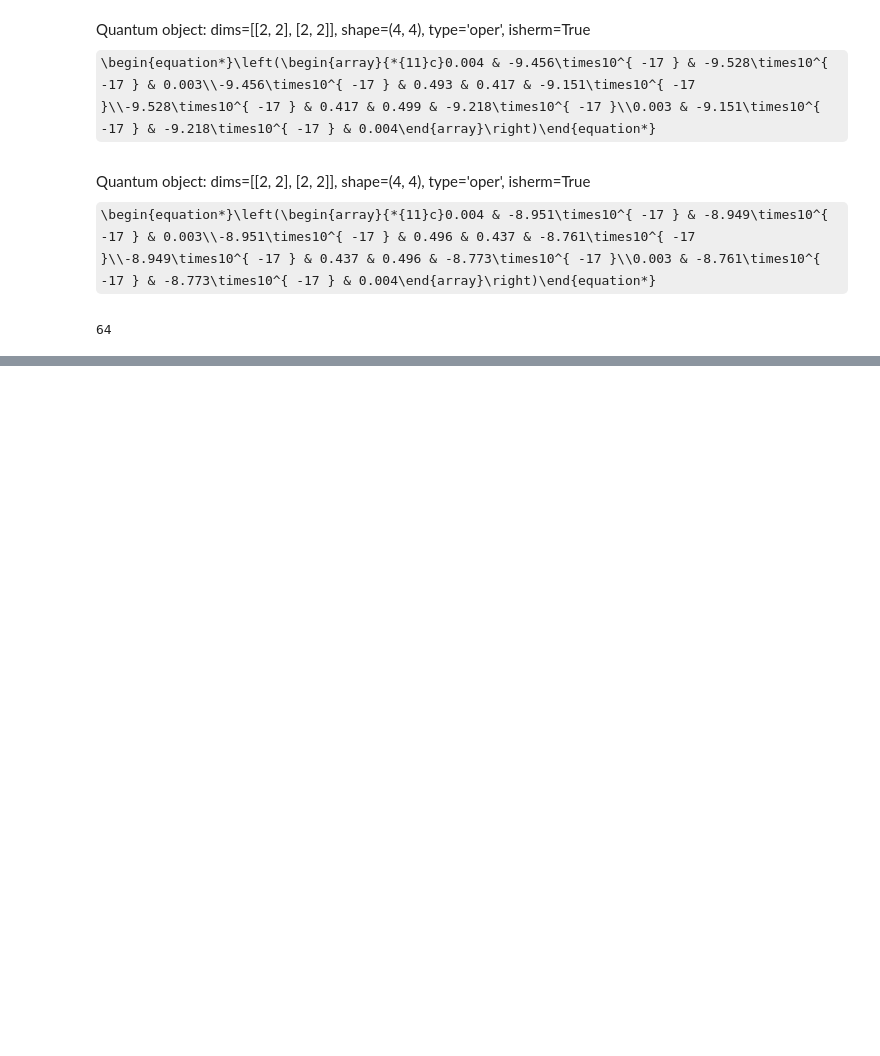
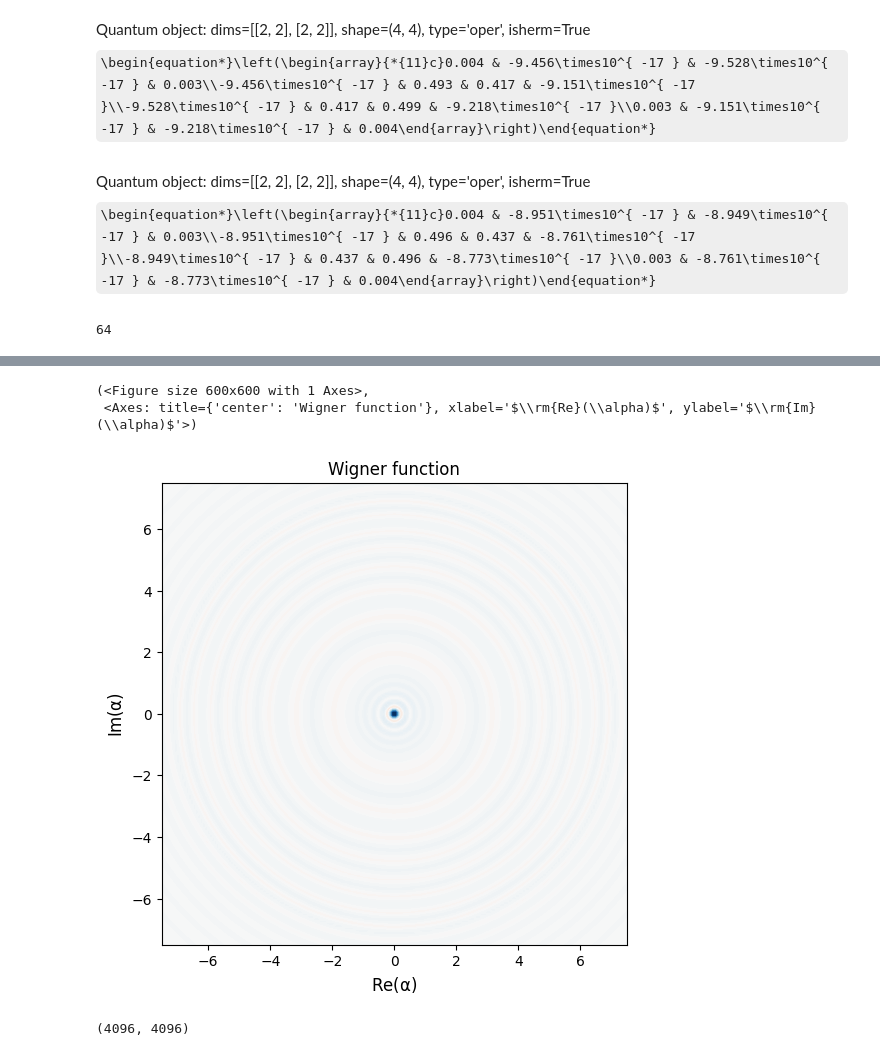
Before and after one commit to RosenblumLab/BosonicEntanglementDistillation, a Jupyter notebook: continuous_playground.ipynb, the cells around one changed output, grey strips where cells are left out. Cells and saved outputs as stored; diff of their text form; code cells hidden in the pictures; some formulas as TeX source; blank space fills up the shorter version.

```diff
--- a/continuous_playground.ipynb
+++ b/continuous_playground.ipynb
@@ -393,0 +402,6 @@ Quantum object: dims=[[64, 64], [64, 64]], shape=(4096, 4096), type='oper', ishe
+# %%
+plot_wigner(proObj._create_photon_parity_measurement(0))
+# %% [output]
+(<Figure size 600x600 with 1 Axes>,
+ <Axes: title={'center': 'Wigner function'}, xlabel='$\\rm{Re}(\\alpha)$', ylabel='$\\rm{Im}(\\alpha)$'>)
+[figure, added]
@@ -393,0 +413,4 @@ Quantum object: dims=[[64, 64], [64, 64]], shape=(4096, 4096), type='oper', ishe
+# %%
+proObj.noisy_state.shape
+# %% [output]
+(4096, 4096)
```
Also changed, not shown: parts of 12 cells of this notebook, 2 other files.
